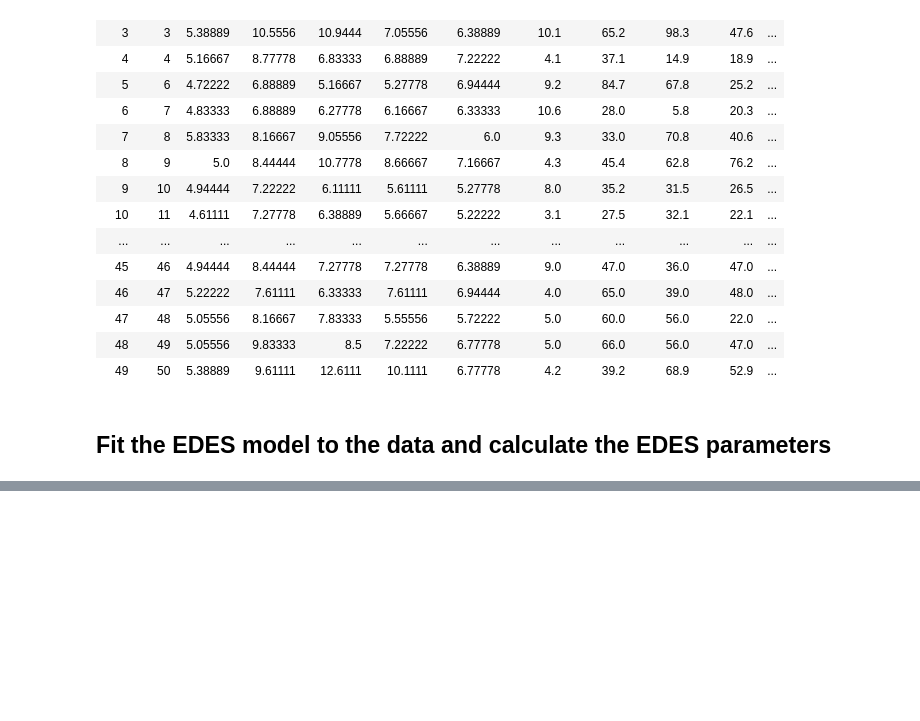
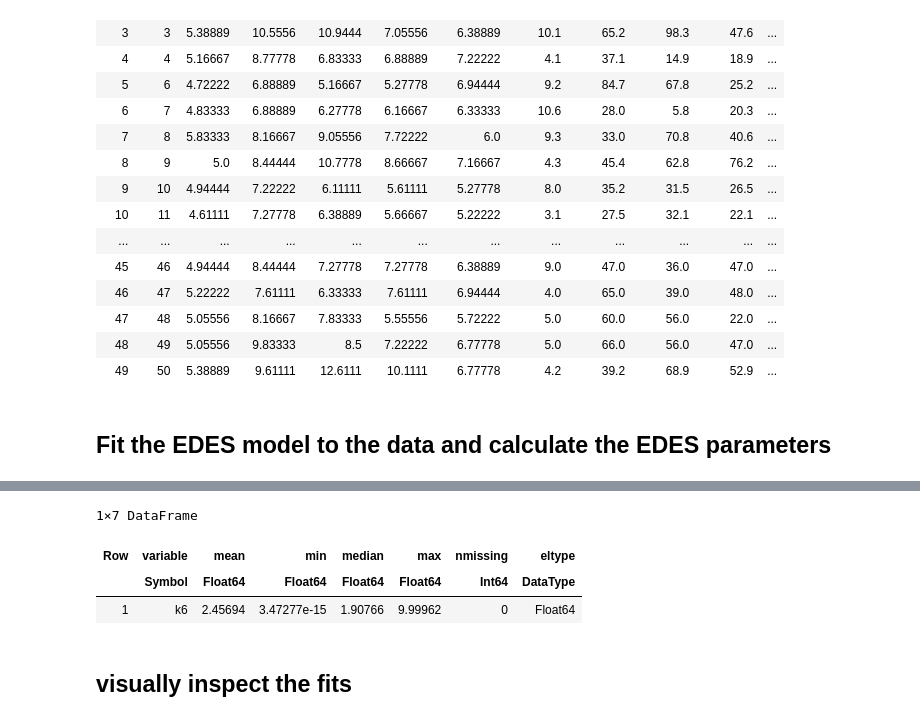
Before and after one commit to JDQuadt/EDES, a Jupyter notebook: MIRLIR_pipeline/Japanese_initial.ipynb, the cells around one changed output, grey strips where cells are left out. Drawn from its saved outputs; the diff is of its cells as text; code cells hidden in the pictures; blank space fills up the shorter version.

```diff
--- a/MIRLIR_pipeline/Japanese_initial.ipynb
+++ b/MIRLIR_pipeline/Japanese_initial.ipynb
@@ -5,7 +5,7 @@ using CSV
 using DataFrames
 
 # Load the OGTT data
-data_OGTT = CSV.read("C:/Users/20192809/Documents/data/ohashi_csv_files/ohashi_OGTT.csv", DataFrame)
+data_OGTT = CSV.read("C:/Users/20192809/Documents/Data/ohashi_csv_files/ohashi_OGTT.csv", DataFrame)
 
 # load the subject data
-data_subject = CSV.read("C:/Users/20192809/Documents/data/ohashi_csv_files/ohashi_subjectinfo.csv", DataFrame)
+data_subject = CSV.read("C:/Users/20192809/Documents/Data/ohashi_csv_files/ohashi_subjectinfo.csv", DataFrame);
@@ -44,6 +23,9 @@ data_NGT_OGTT = data_OGTT[in.(data_OGTT[!, :No], Ref(ngt_ids)), :]
 # convert glucose values to mmol/L
 data_NGT_OGTT[!, 2:6] = data_NGT_OGTT[!, 2:6] ./ 18
 
+# add bodyweight to OGTT data
+data_NGT_OGTT = rightjoin(data_NGT_OGTT, data_NGT_info[:, [:No, :BW]], on = :No)
+
 # drop individuals with missing values
 data_NGT_OGTT = dropmissing(data_NGT_OGTT)
 # %% [output]
@@ -79,0 +135,20 @@ ArgumentError: ArgumentError: Package DifferentialEquations not found in current
+# %%
+using Statistics
+
+df_k1 = DataFrame(k1 = [results[i][1] for i in 1:length(results)])
+df_k5 = DataFrame(k5 = [results[i][2] for i in 1:length(results)])
+df_k6 = DataFrame(k6 = [results[i][3] for i in 1:length(results)])
+
+# get statistics of df
+# describe(df_k1)
+
+describe(df_k6)
+
+# describe(df_k5)
+# %% [output]
+1×7 DataFrame
+| Row | variable | mean | min | median | max | nmissing | eltype |
+|  | Symbol | Float64 | Float64 | Float64 | Float64 | Int64 | DataType |
+| 1 | k6 | 2.45694 | 3.47277e-15 | 1.90766 | 9.99962 | 0 | Float64 |
+# %% [markdown]
+## visually inspect the fits
```
Also changed, not shown: parts of 6 cells of this notebook, 28 other files.
